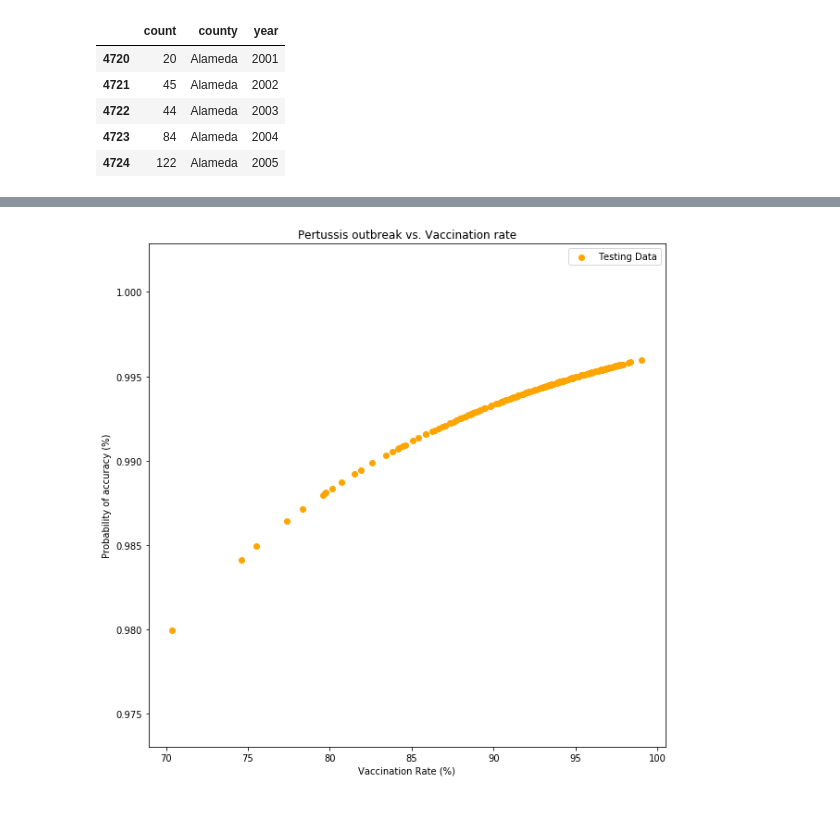
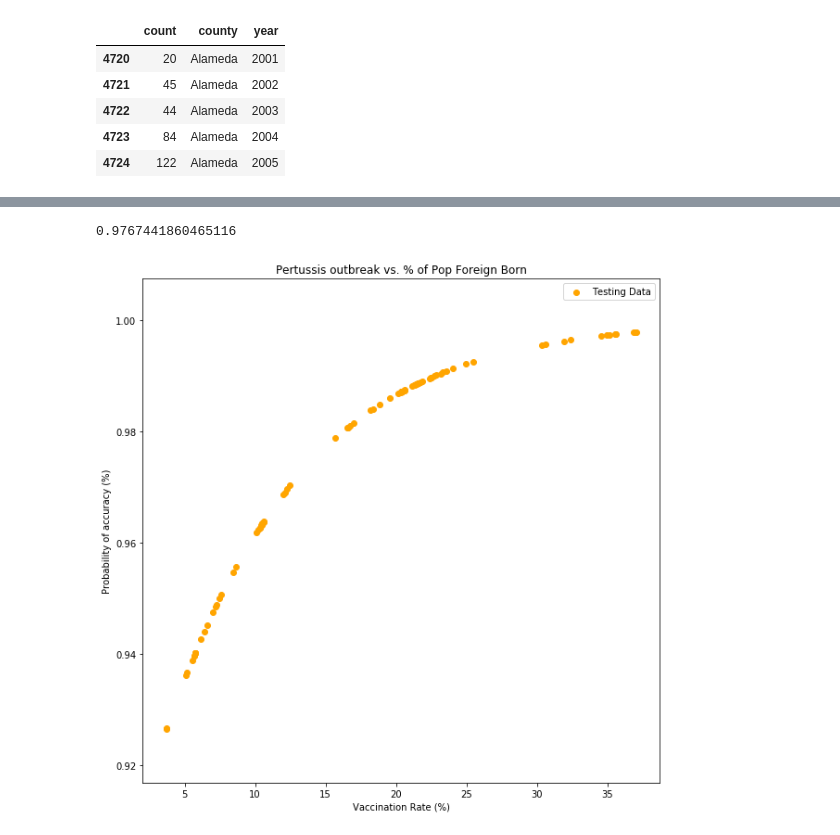
Before and after one commit to timothybarry/ML-Capstone-Project-Repo, a Jupyter notebook: Immunology Study.ipynb, the cells around one changed output, grey strips where cells are left out. Drawn from its saved outputs; the diff is of its cells as text; code cells hidden in the pictures.

Commit message:
Multiple charts added and corr matrix cleaned

```diff
--- a/Immunology Study.ipynb
+++ b/Immunology Study.ipynb
@@ -252,0 +422,26 @@ print (accuracy_score(z_test, z_pred))
+# %%
+# Set data for logistic analysis of % of population that moved from overseas in the last year
+
+W = combined_df[['% Overseas Move Past Year']]
+
+z = combined_df['class'].values.reshape(-1, 1)
+
+# Do logistic regression and check accuracy
+
+logreg = LogisticRegression()
+W_train, W_test, z_train, z_test = train_test_split(W, z, random_state=123)
+logreg.fit(W_train, z_train)
+z_pred = logreg.predict(W_test)
+
+print (accuracy_score(z_test, z_pred))
+
+
+# Plot logistic regression
+
+plt.scatter(W_test, logreg.predict_proba(W_test)[:,0] , c="orange", label="Testing Data")
+plt.legend()
+plt.title("Pertussis outbreak vs. % of Population That Moved From Overseas in the Past Year")
+plt.xlabel ('Vaccination Rate (%)')
+plt.ylabel ('Probability of accuracy (%)')
+plt.rcParams['figure.figsize'] = (10,10)
+plt.show()
@@ -253,12 +451,29 @@ print (accuracy_score(z_test, z_pred))
 # %%
+# Set data for logistic analysis of % of poplulation born overseas
+
+W = combined_df[['% Foreign Born']]
+
+z = combined_df['class'].values.reshape(-1, 1)
+
+# Do logistic regression and check accuracy
+
+logreg = LogisticRegression()
+W_train, W_test, z_train, z_test = train_test_split(W, z, random_state=123)
+logreg.fit(W_train, z_train)
+z_pred = logreg.predict(W_test)
+
+print (accuracy_score(z_test, z_pred))
+
+
 # Plot logistic regression
 
 plt.scatter(W_test, logreg.predict_proba(W_test)[:,0] , c="orange", label="Testing Data")
 plt.legend()
-plt.title("Pertussis outbreak vs. Vaccination rate")
+plt.title("Pertussis outbreak vs. % of Pop Foreign Born")
 plt.xlabel ('Vaccination Rate (%)')
 plt.ylabel ('Probability of accuracy (%)')
 plt.rcParams['figure.figsize'] = (10,10)
 plt.show()
 # %% [output]
+0.9767441860465116
-[figure, old version]
+[figure, new version]
```
Also changed, not shown: parts of 10 cells of this notebook, 10 other files.
